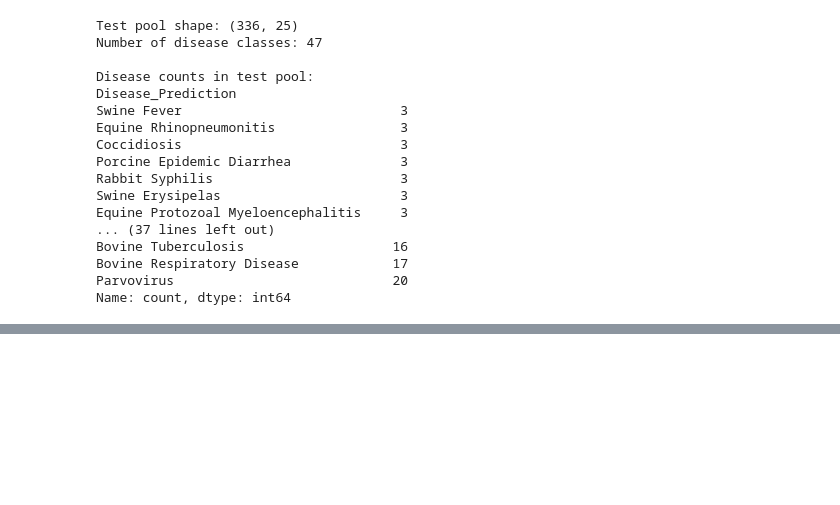
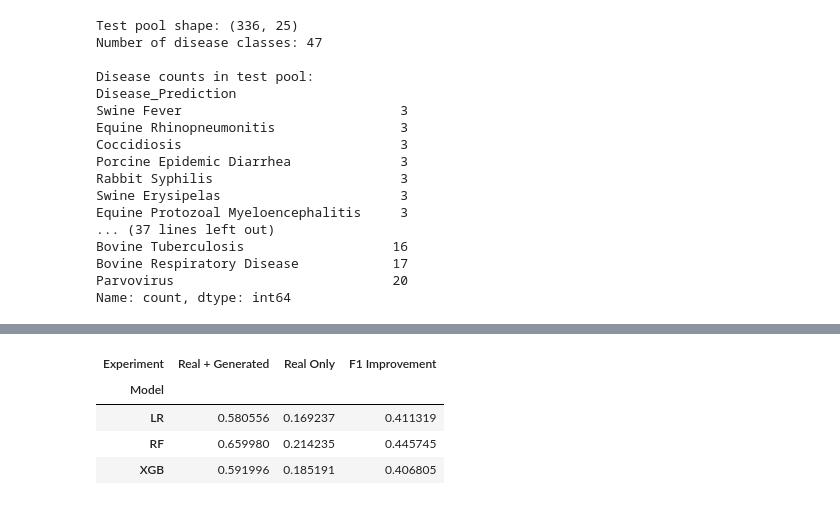
Before and after one commit to FatimaMesh/SymptoScan, a Jupyter notebook: symptoScan.ipynb, the cells around one changed output, grey strips where cells are left out. Cells and saved outputs as stored; diff of their text form; code cells hidden in the pictures; blank space fills up the shorter version.

```diff
--- a/symptoScan.ipynb
+++ b/symptoScan.ipynb
@@ -643,0 +888,8 @@ Name: count, dtype: int64
+# %%
+real_train_for_combined = real_train.copy()
+
+combined_train = pd.concat([real_train_for_combined,generated_sample],ignore_index=True)
+
+print("Combined training shape:", combined_train.shape)
+print("Real training records:", len(real_train_for_combined))
+print("Generated records:", len(generated_sample))
@@ -643,0 +995,20 @@ Name: count, dtype: int64
+# %%
+# Compare Macro F1 before and after adding generated data
+f1_comparison = experiment_comparison.pivot(
+    index="Model",
+    columns="Experiment",
+    values="F1"
+)
+
+f1_comparison["F1 Improvement"] = (
+    f1_comparison["Real + Generated"]
+    - f1_comparison["Real Only"]
+)
+
+f1_comparison
+# %% [output]
+| Experiment | Real + Generated | Real Only | F1 Improvement |
+| Model |  |  |  |
+| LR | 0.580556 | 0.169237 | 0.411319 |
+| RF | 0.659980 | 0.214235 | 0.445745 |
+| XGB | 0.591996 | 0.185191 | 0.406805 |
```
Also changed, not shown: parts of 31 cells of this notebook.
